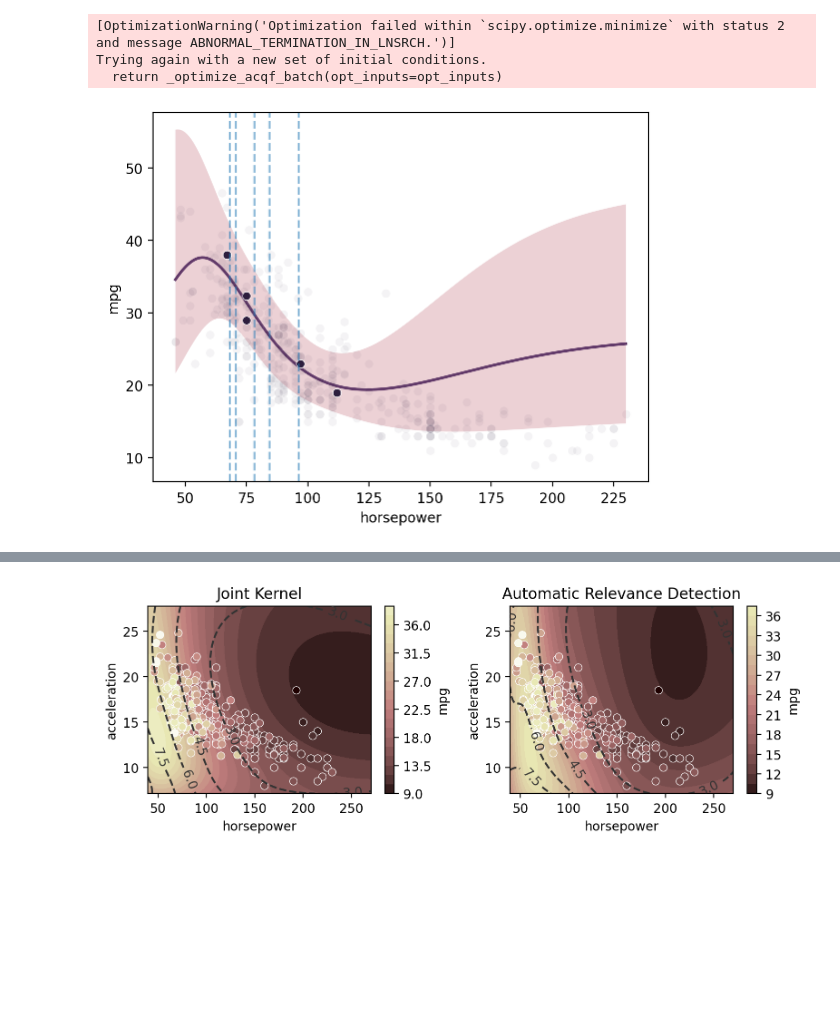
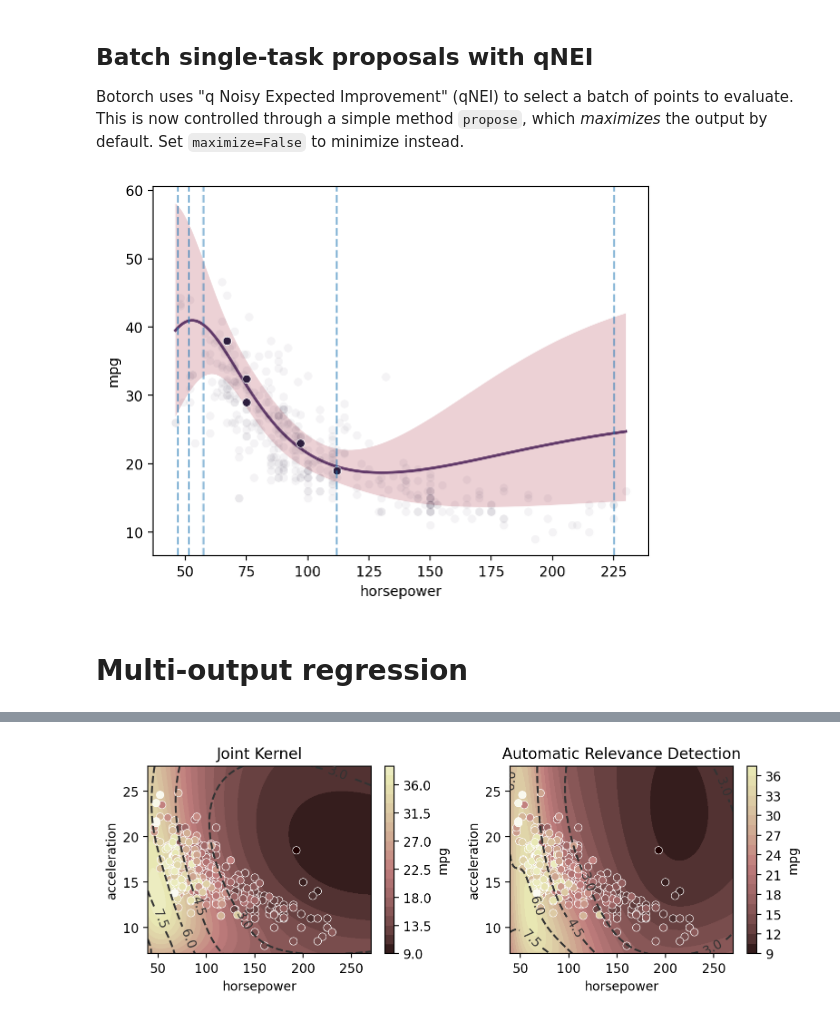
Before and after one commit to JohnGoertz/Gumbi, a Jupyter notebook: docs/source/notebooks/examples/Cars_Dataset_Botorch.ipynb, the cells around one changed output, grey strips where cells are left out. Saved outputs shown, nothing was run; the diff lists cells and outputs as text; code cells hidden in the pictures; blank space fills up the shorter version.

Commit message:
docs(Cars_Dataset_Botorch) add narrative

```diff
--- a/docs/source/notebooks/examples/Cars_Dataset_Botorch.ipynb
+++ b/docs/source/notebooks/examples/Cars_Dataset_Botorch.ipynb
@@ -31,3 +32,7 @@ sns.scatterplot(data=cars, x='horsepower', y='mpg', color=sns.cubehelix_palette(
+# %% [markdown]
+## Batch single-task proposals with qNEI
+
+Botorch uses "q Noisy Expected Improvement" (qNEI) to select a batch of points to evaluate. This is now controlled through a simple method `propose`, which _maximizes_ the output by default. Set `maximize=False` to minimize instead.
 # %%
 ds2 = gmb.DataSet(
     cars.sample(5, random_state=1),
@@ -37,39 +42,38 @@ ds2 = gmb.DataSet(
 
 gp = GP(ds2)
 gp.fit(
     outputs=["mpg"],
     continuous_dims=["horsepower"],
     continuous_kernel="RBF",
     seed=0,
     ARD=True,
 )
 
 X = gp.prepare_grid(
     limits=gmb.parray(
         horsepower=[ds.wide.horsepower.min(), ds.wide.horsepower.max()], stdzr=gp.stdzr
     )
 )
 y = gp.predict_grid()
 
 sns.scatterplot(data=cars, x='horsepower', y='mpg', color=sns.cubehelix_palette()[-1], alpha=0.05);
 pp = gmb.ParrayPlotter(X, y)
 pp.plot()
 sns.scatterplot(
     data=ds2.wide, x="horsepower", y="mpg", color=sns.cubehelix_palette()[-1]
 )
 
-bounds = np.array([[X.z.values().min(0), X.z.values().max(0)]]).T
+bounds = np.array([[X.z.values().min(0)+0.1, X.z.values().max(0)-0.1]]).T
 bounds = torch.from_numpy(bounds).to(gp.device)
 
-candidates, _ = gp.propose(maximize=True, q=5)
+candidates, _ = gp.propose(maximize=True, q=5, bounds=bounds)
 
 for x in candidates:
     plt.axvline(x.values(), color='C0', linestyle='--', alpha=0.5)
 # %% [output]
-[OptimizationWarning('Optimization failed within `scipy.optimize.minimize` with status 2 and message ABNORMAL_TERMINATION_IN_LNSRCH.')]
-Trying again with a new set of initial conditions.
-  return _optimize_acqf_batch(opt_inputs=opt_inputs)
-[figure, old version]
+[figure, new version]
+# %% [markdown]
+# Multi-output regression
 # %%
 gp = GP(ds)
 gp.fit(outputs=['mpg', 'acceleration'], continuous_dims=['horsepower']);
```
Also changed, not shown: parts of 15 cells of this notebook.
